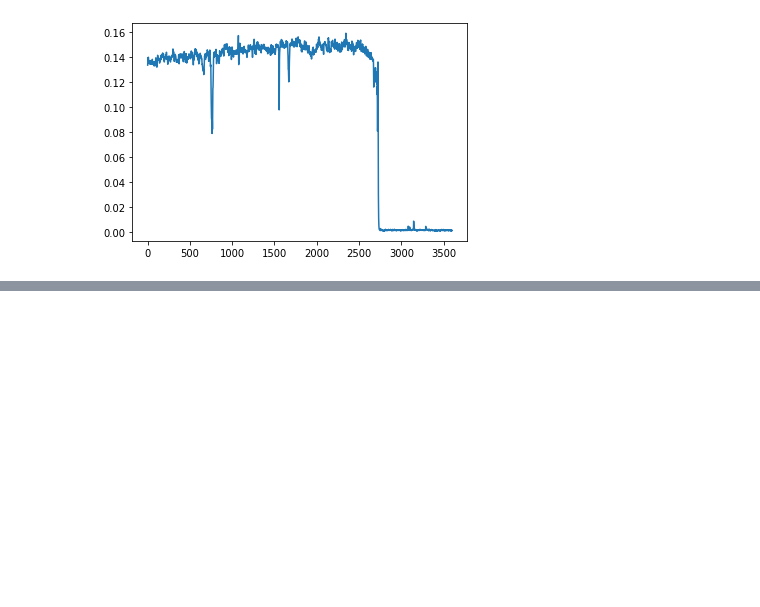
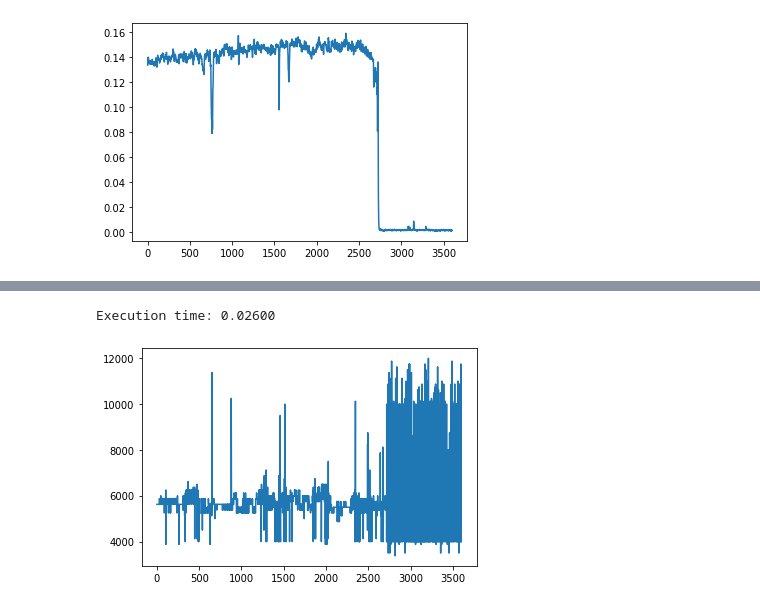
Before and after one commit to TKAles/visu, a Jupyter notebook: TekData test harness.ipynb, the cells around one changed output, grey strips where cells are left out. Drawn from its saved outputs; the diff is of its cells as text; code cells hidden in the pictures; blank space fills up the shorter version.

```diff
--- a/TekData test harness.ipynb
+++ b/TekData test harness.ipynb
@@ -42,0 +67,9 @@ plt.plot(test_TekData.dc_mask)
+# %%
+_s = time.time()
+test_TekData.compute_velocity()
+plt.plot(test_TekData.velocity_data)
+_e = time.time()
+print("Execution time: {0:.5f}".format(_e - _s))
+# %% [output]
+Execution time: 0.02600
+[figure, added]
```
Also changed, not shown: parts of 39 cells of this notebook, 7 other files.
